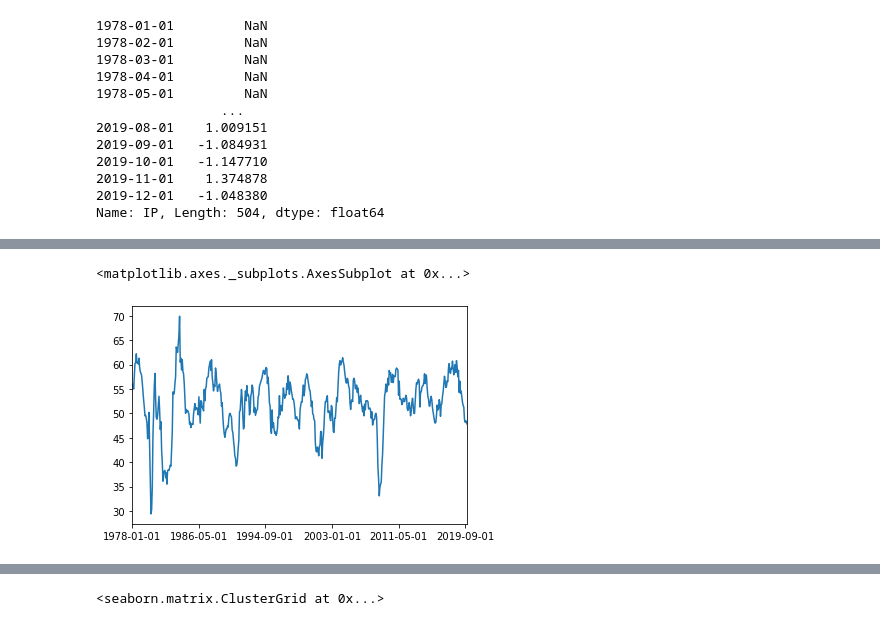
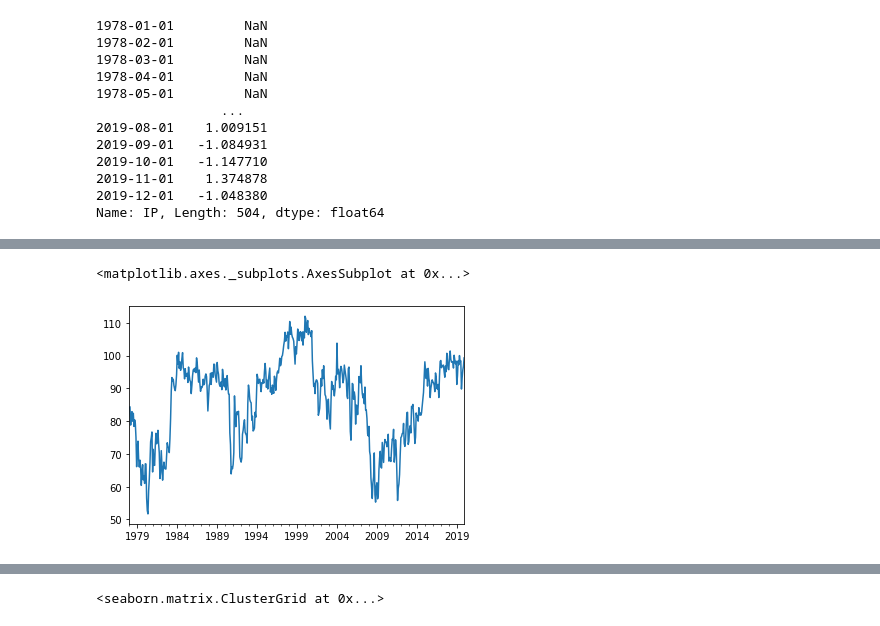
Before and after one commit to mkosik89/Springboard, a Jupyter notebook: Capstone_2/Data/EDA.ipynb, the cells around one changed output, grey strips where cells are left out. Cells and saved outputs as stored; diff of their text form; code cells hidden in the pictures.

```diff
--- a/Capstone_2/Data/EDA.ipynb
+++ b/Capstone_2/Data/EDA.ipynb
@@ -68,5 +93,5 @@ df2.ISM.plot()
 # %%
-df_feat.ISM.plot()
+df_feat.Mich_Sent.plot()
 # %% [output]
 <matplotlib.axes._subplots.AxesSubplot at 0x...>
-[figure, old version]
+[figure, new version]
```
Also changed, not shown: parts of 46 cells of this notebook.
